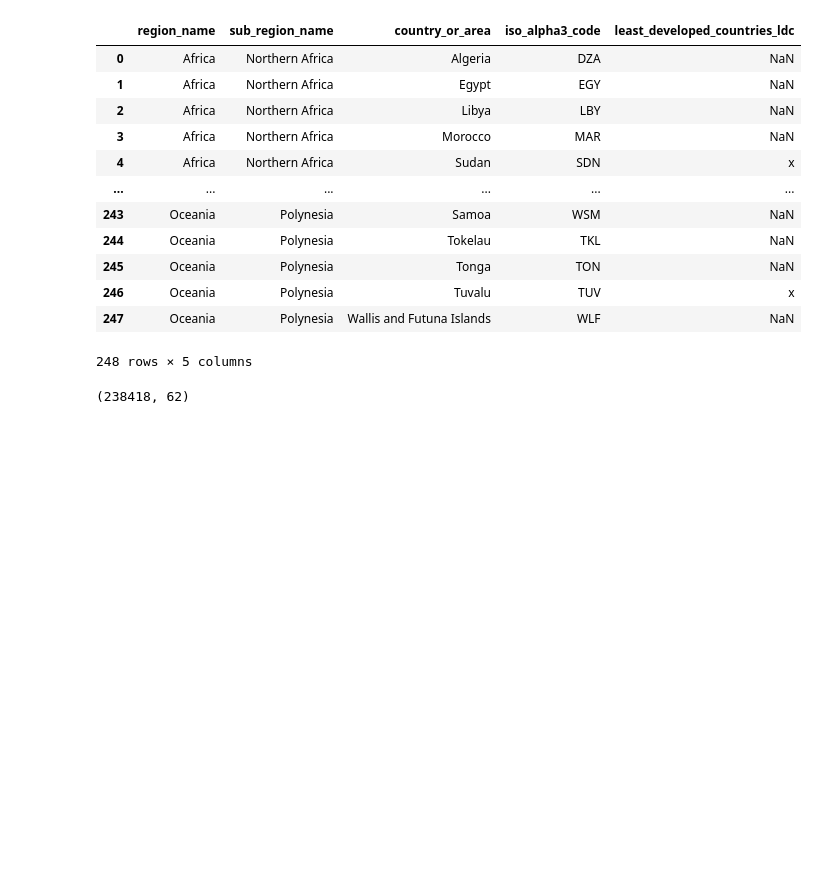
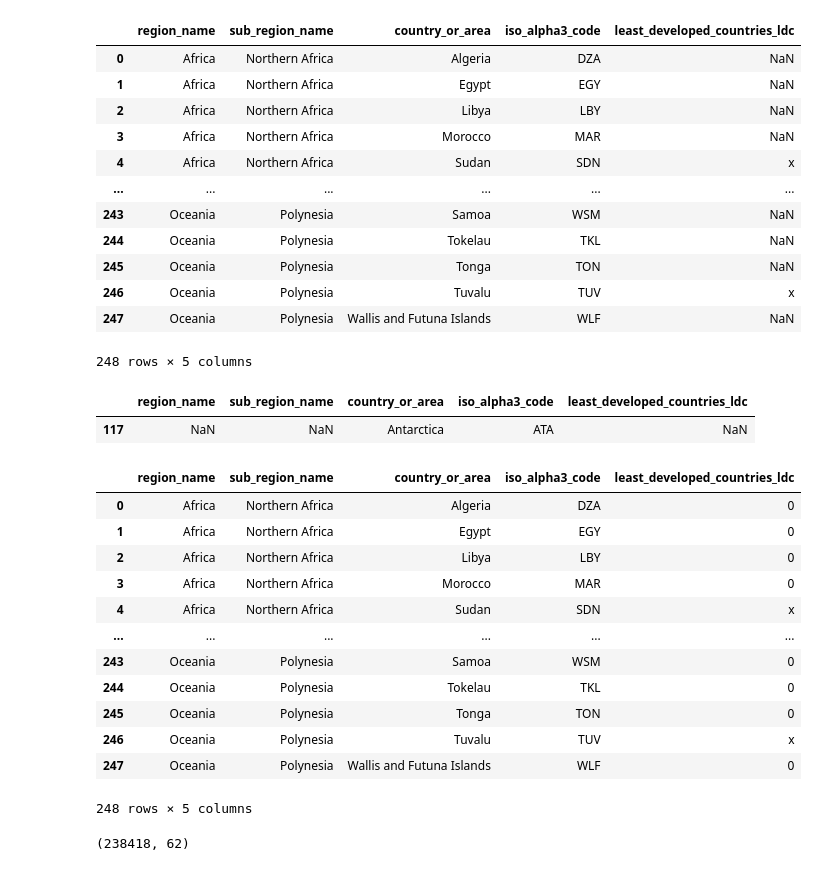
Before and after one commit to AGordon777/final-project, a Jupyter notebook: data-cleaning-processing.ipynb, the cells around one changed output. Drawn from its saved outputs; the diff is of its cells as text; code cells hidden in the pictures; blank space fills up the shorter version.

```diff
--- a/data-cleaning-processing.ipynb
+++ b/data-cleaning-processing.ipynb
@@ -199,6 +200,28 @@ countries
 | 246 | Oceania | Polynesia | Tuvalu | TUV | x |
 | 247 | Oceania | Polynesia | Wallis and Futuna Islands | WLF | NaN |
 248 rows × 5 columns
+# %%
+countries[countries.region_name.isna() == True]
+# %% [output]
+|  | region_name | sub_region_name | country_or_area | iso_alpha3_code | least_developed_countries_ldc |
+| 117 | NaN | NaN | Antarctica | ATA | NaN |
+# %%
+countries = countries.fillna(0)
+countries
+# %% [output]
+|  | region_name | sub_region_name | country_or_area | iso_alpha3_code | least_developed_countries_ldc |
+| 0 | Africa | Northern Africa | Algeria | DZA | 0 |
+| 1 | Africa | Northern Africa | Egypt | EGY | 0 |
+| 2 | Africa | Northern Africa | Libya | LBY | 0 |
+| 3 | Africa | Northern Africa | Morocco | MAR | 0 |
+| 4 | Africa | Northern Africa | Sudan | SDN | x |
+| ... | ... | ... | ... | ... | ... |
+| 243 | Oceania | Polynesia | Samoa | WSM | 0 |
+| 244 | Oceania | Polynesia | Tokelau | TKL | 0 |
+| 245 | Oceania | Polynesia | Tonga | TON | 0 |
+| 246 | Oceania | Polynesia | Tuvalu | TUV | x |
+| 247 | Oceania | Polynesia | Wallis and Futuna Islands | WLF | 0 |
+248 rows × 5 columns
 # %%
 # countries.to_csv('processed data/countries.csv')
 # %%
```
Also changed, not shown: parts of 9 cells of this notebook, 1 other file.
